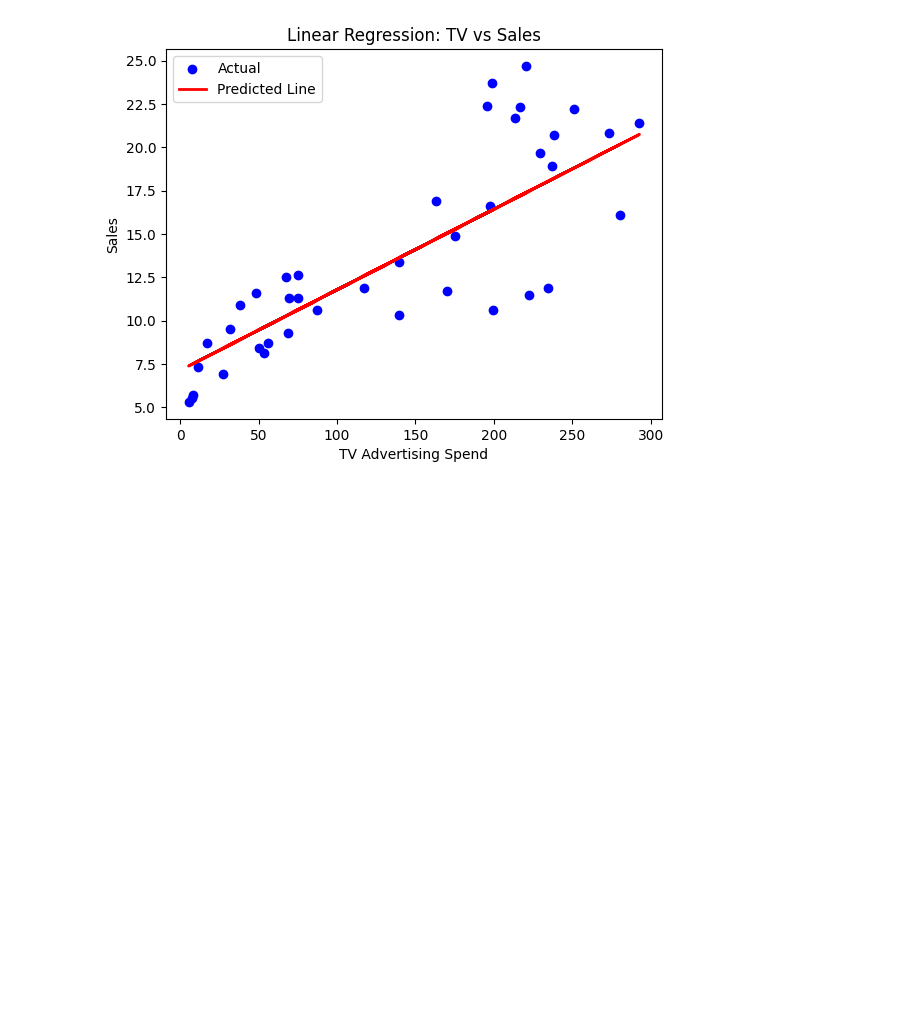
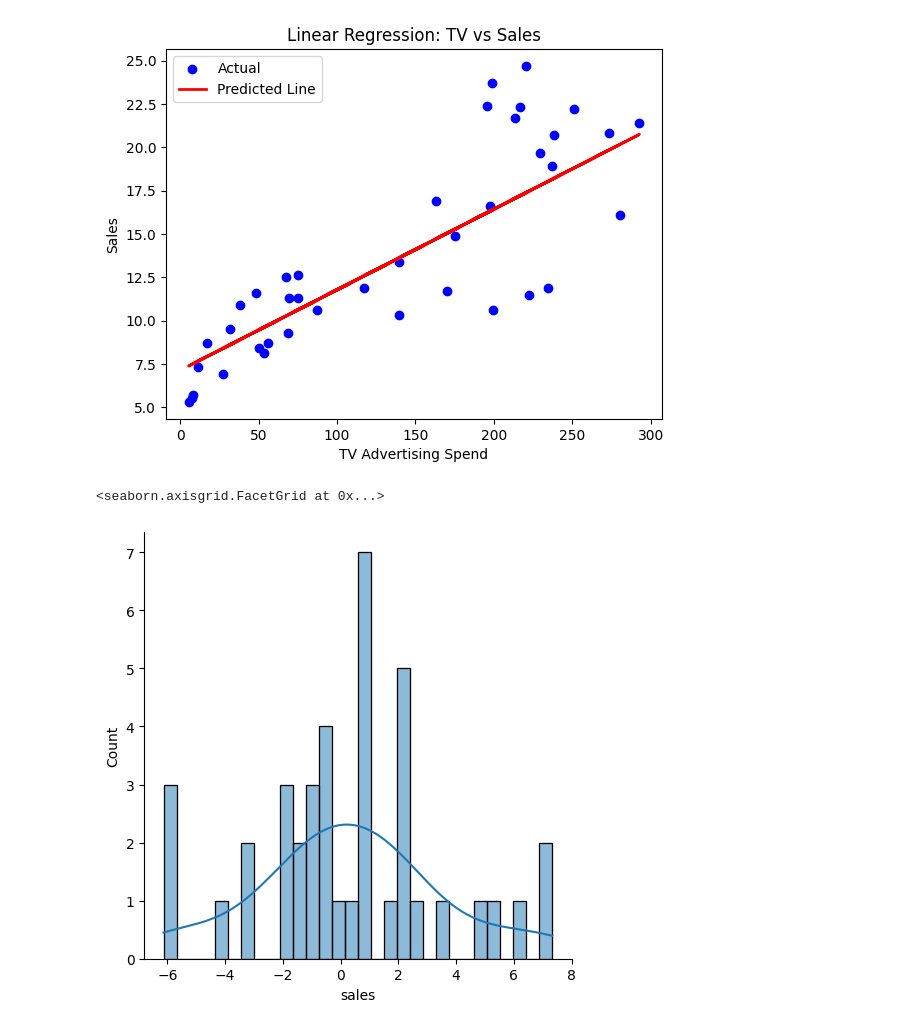
Before and after one commit to K-Atina/WIT_Assignment, a Jupyter notebook: Assignment_linear_regression.ipynb, the cells around one changed output. Drawn from its saved outputs; the diff is of its cells as text; code cells hidden in the pictures; blank space fills up the shorter version.

```diff
--- a/Assignment_linear_regression.ipynb
+++ b/Assignment_linear_regression.ipynb
@@ -100,3 +111,13 @@ plt.legend()
 plt.show()
 # %% [output]
 [figure]
+# %%
+#Analyze the residuals
+#Should be centered around te zero and shaped like a bell curve
+#Means that the errors are normally distributed  meaning the model is unbiased and errors are random
+
+residuals=y_test-y_pred
+sns.displot(residuals,bins=30,kde=True)
+# %% [output]
+<seaborn.axisgrid.FacetGrid at 0x...>
+[figure, added]
```
Also changed, not shown: parts of 2 cells of this notebook.
